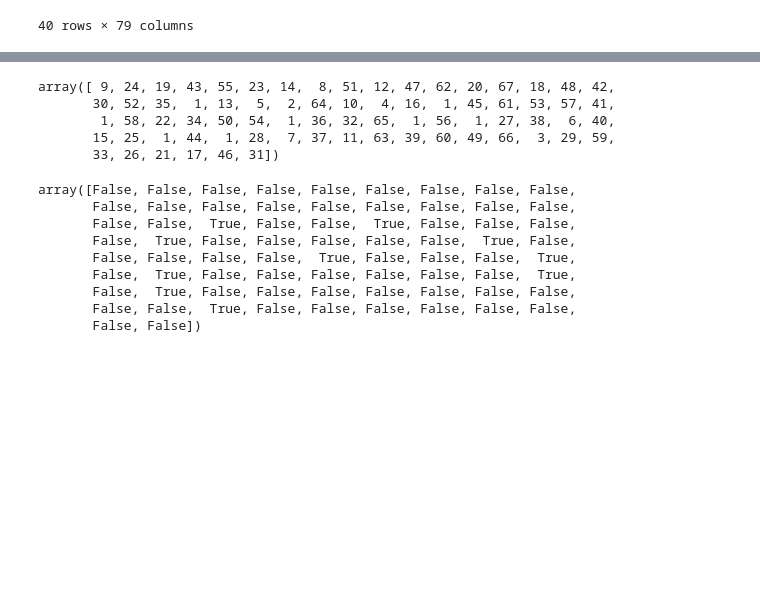
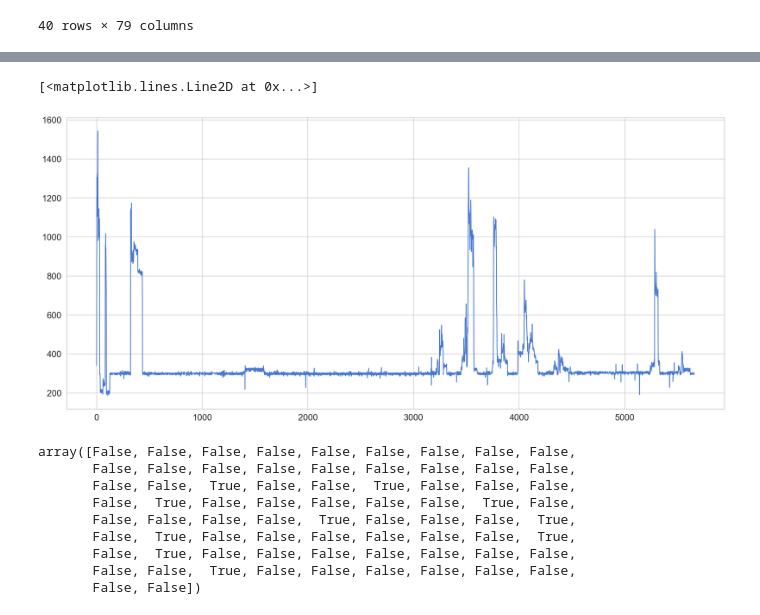
Before and after one commit to Ah-essabar/Master_SDS_Angers, a Jupyter notebook: S2/Mesures Polytech/FusionDataAll/HandlingMissingData/GenerationMissingdata.ipynb, the cells around one changed output, grey strips where cells are left out. Saved outputs shown, nothing was run; the diff lists cells and outputs as text; code cells hidden in the pictures; blank space fills up the shorter version.

```diff
--- a/S2/Mesures Polytech/FusionDataAll/HandlingMissingData/GenerationMissingdata.ipynb
+++ b/S2/Mesures Polytech/FusionDataAll/HandlingMissingData/GenerationMissingdata.ipynb
@@ -233,10 +216,10 @@ selector.ranking_
 # %%
 import pandas as pd
 p=0.01
-y=pd.read_csv("y.csv", parse_dates=["date"], index_col="date")
-X=pd.read_csv("X.csv", parse_dates=["date"], index_col="date")
-y = y.values.ravel()
-X_train = X[:int(X.shape[0]*p)]
-X_test = X[int(X.shape[0]*p):]
-y_train = y[:int(X.shape[0]*p)]
-y_test = y[int(X.shape[0]*p):]
+y=pd.read_csv("y_219_25mai.csv", parse_dates=["date"], index_col="date")
+X=pd.read_csv("X_219_25mai.csv", parse_dates=["date"], index_col="date")
+# y = y.values.ravel()
+# X_train = X[:int(X.shape[0]*p)]
+# X_test = X[int(X.shape[0]*p):]
+# y_train = y[:int(X.shape[0]*p)]
+# y_test = y[int(X.shape[0]*p):]
@@ -243,3 +328,8 @@ y_test = y[int(X.shape[0]*p):]
+# %%
+plt.plot(y)
+# %% [output]
+[<matplotlib.lines.Line2D at 0x...>]
+[figure, added]
 # %%
 from sklearn.datasets import make_friedman1
 from sklearn.feature_selection import RFECV
@@ -247,16 +337,10 @@ from sklearn.svm import SVR
 #X, y = make_friedman1(n_samples=50, n_features=10, random_state=0)
 estimator = SVR(kernel="linear")
 selector = RFECV(estimator, step=1, cv=2)
-selector = selector.fit(X_train, y_train)
+selector = selector.fit(xtrain, ytrain)
 selector.support_
 
 selector.ranking_
-# %% [output]
-array([ 9, 24, 19, 43, 55, 23, 14,  8, 51, 12, 47, 62, 20, 67, 18, 48, 42,
-       30, 52, 35,  1, 13,  5,  2, 64, 10,  4, 16,  1, 45, 61, 53, 57, 41,
-        1, 58, 22, 34, 50, 54,  1, 36, 32, 65,  1, 56,  1, 27, 38,  6, 40,
-       15, 25,  1, 44,  1, 28,  7, 37, 11, 63, 39, 60, 49, 66,  3, 29, 59,
-       33, 26, 21, 17, 46, 31])
 # %%
 from sklearn.datasets import make_friedman1
 from sklearn.feature_selection import RFE
```
Also changed, not shown: parts of 20 cells of this notebook, 2 other files.
